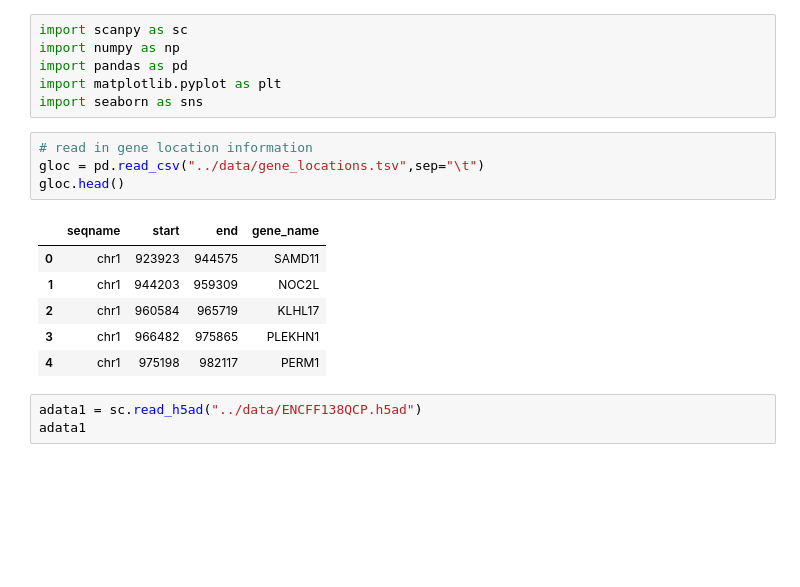
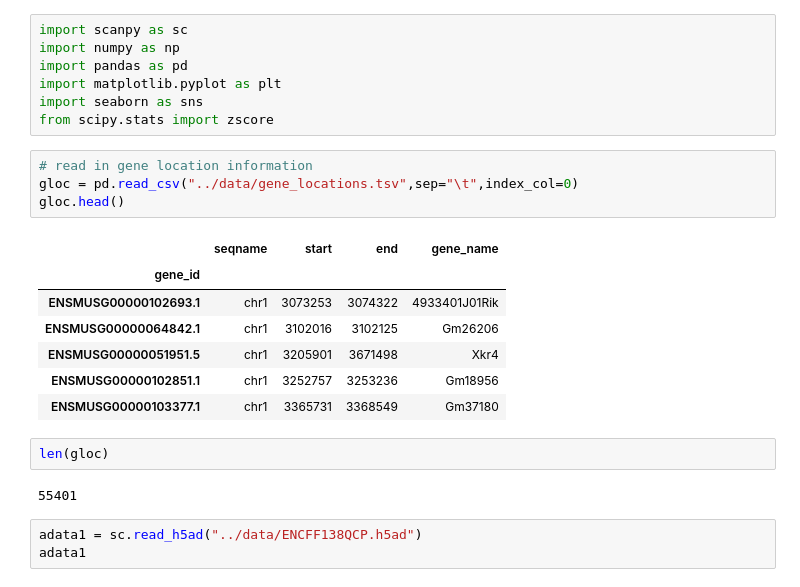
Before and after one commit to RenhaoL/HST508_Fall2022_final_project, a Jupyter notebook: codes/20221120_corr_matrix.ipynb, the cells around one changed output. Cells and saved outputs as stored; diff of their text form; blank space fills up the shorter version.

```diff
--- a/codes/20221120_corr_matrix.ipynb
+++ b/codes/20221120_corr_matrix.ipynb
@@ -4,17 +4,23 @@ import numpy as np
 import pandas as pd
 import matplotlib.pyplot as plt
 import seaborn as sns
+from scipy.stats import zscore
 # %%
 # read in gene location information
-gloc = pd.read_csv("../data/gene_locations.tsv",sep="\t")
+gloc = pd.read_csv("../data/gene_locations.tsv",sep="\t",index_col=0)
 gloc.head()
 # %% [output]
 |  | seqname | start | end | gene_name |
-| 0 | chr1 | 923923 | 944575 | SAMD11 |
-| 1 | chr1 | 944203 | 959309 | NOC2L |
-| 2 | chr1 | 960584 | 965719 | KLHL17 |
-| 3 | chr1 | 966482 | 975865 | PLEKHN1 |
-| 4 | chr1 | 975198 | 982117 | PERM1 |
+| gene_id |  |  |  |  |
+| ENSMUSG00000102693.1 | chr1 | 3073253 | 3074322 | 4933401J01Rik |
+| ENSMUSG00000064842.1 | chr1 | 3102016 | 3102125 | Gm26206 |
+| ENSMUSG00000051951.5 | chr1 | 3205901 | 3671498 | Xkr4 |
+| ENSMUSG00000102851.1 | chr1 | 3252757 | 3253236 | Gm18956 |
+| ENSMUSG00000103377.1 | chr1 | 3365731 | 3368549 | Gm37180 |
+# %%
+len(gloc)
+# %% [output]
+55401
 # %%
 adata1 = sc.read_h5ad("../data/ENCFF138QCP.h5ad")
 adata1
```
Also changed, not shown: parts of 21 cells of this notebook.
